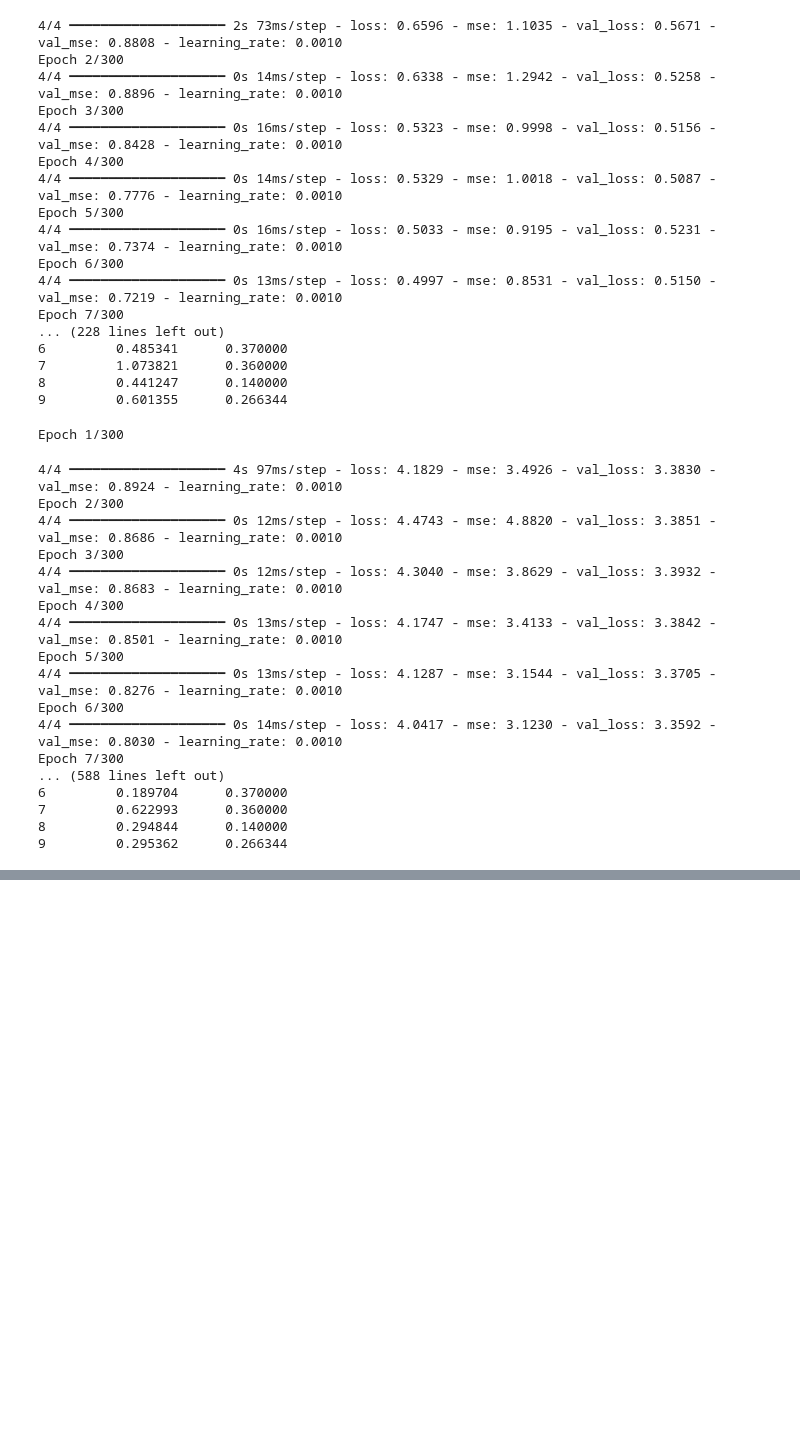
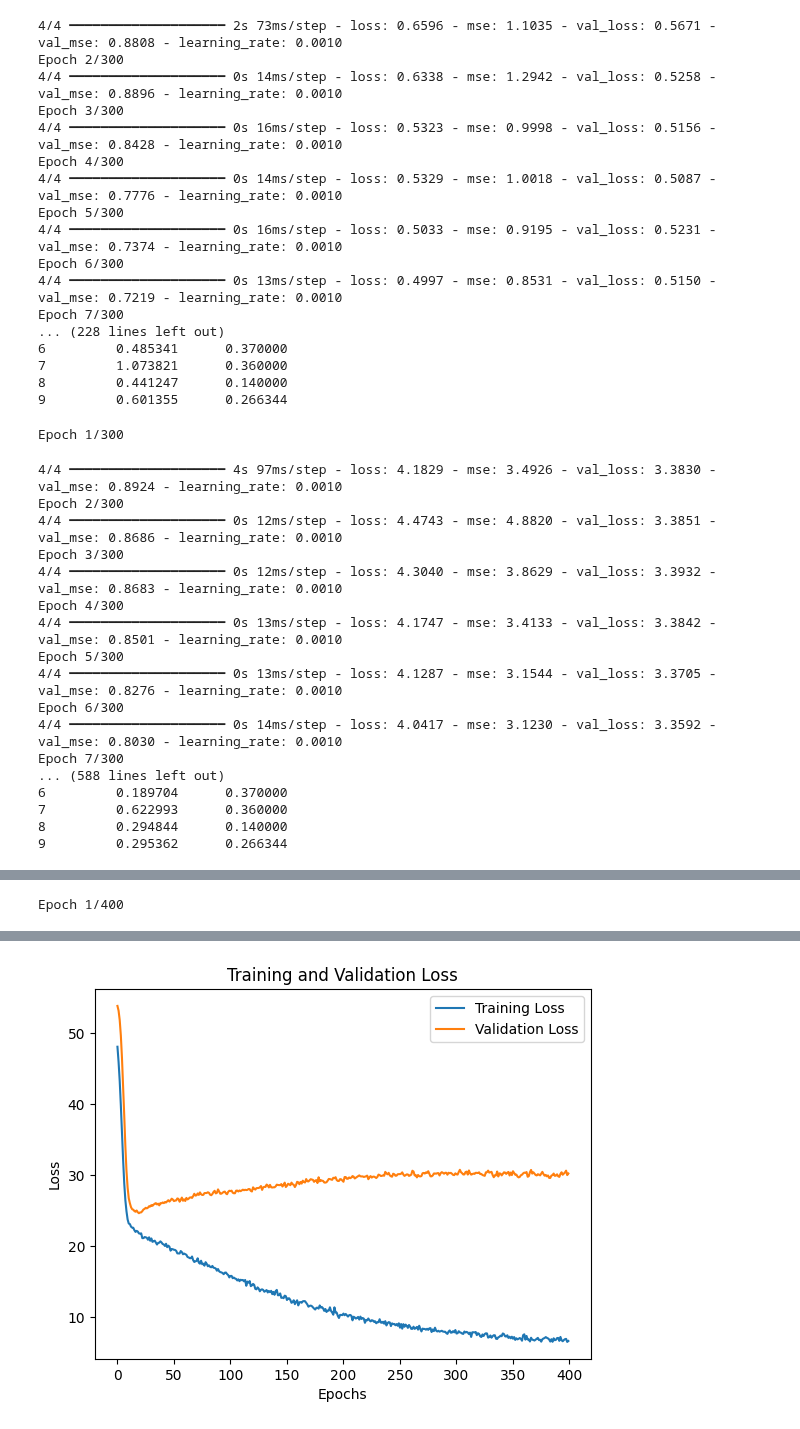
Before and after one commit to Karthikeyan2420/machinelearning24, a Jupyter notebook: mlFinal.ipynb, the cells around one changed output, grey strips where cells are left out. Saved outputs shown, nothing was run; the diff lists cells and outputs as text; code cells hidden in the pictures; blank space fills up the shorter version.

```diff
--- a/mlFinal.ipynb
+++ b/mlFinal.ipynb
@@ -347,0 +413,78 @@ Epoch 7/300
+# %%
+import numpy as np
+from sklearn.model_selection import train_test_split
+from sklearn.preprocessing import StandardScaler
+from keras.models import Sequential
+from keras.layers import Conv1D, Dropout, Flatten, Dense, BatchNormalization
+from keras.optimizers import Adam
+from keras.callbacks import EarlyStopping
+from keras.losses import Huber
+
+# Example: Generate Synthetic Data (Replace with your dataset)
+np.random.seed(42)
+X = np.random.rand(1000, 10, 1)  # 1000 samples, 10 time steps, 1 feature
+y = np.random.rand(1000) * 100  # Regression target
+
+# 1. Split the Data
+X_train, X_test, y_train, y_test = train_test_split(X, y, test_size=0.2, random_state=42)
+X_train, X_val, y_train, y_val = train_test_split(X_train, y_train, test_size=0.2, random_state=42)
+
+# 2. Normalize the Data
+scaler = StandardScaler()
+X_train = scaler.fit_transform(X_train.reshape(-1, X_train.shape[-1])).reshape(X_train.shape)
+X_val = scaler.transform(X_val.reshape(-1, X_val.shape[-1])).reshape(X_val.shape)
+X_test = scaler.transform(X_test.reshape(-1, X_test.shape[-1])).reshape(X_test.shape)
+
+# 3. Define the Model
+model = Sequential([
+    Conv1D(128, kernel_size=2, activation='relu', input_shape=(X_train.shape[1], X_train.shape[2])),
+    BatchNormalization(),
+    Dropout(0.3),
+    Conv1D(64, kernel_size=2, activation='relu'),
+    BatchNormalization(),
+    Dropout(0.3),
+    Flatten(),
+    Dense(128, activation='relu'),
+    Dense(1)  # Regression output
+])
+
+# 4. Compile the Model
+optimizer = Adam(learning_rate=0.0005)  # Lower learning rate
+model.compile(optimizer=optimizer, loss=Huber(), metrics=['mae'])
+
+# 5. Define Early Stopping
+early_stopping = EarlyStopping(monitor='val_loss', patience=10, restore_best_weights=True)
+
+# 6. Train the Model
+history = model.fit(
+    X_train, y_train,
+    validation_data=(X_val, y_val),
+    epochs=400,
+    batch_size=32,
+
+    verbose=1
+)
+
+# 7. Evaluate the Model
+test_loss, test_mae = model.evaluate(X_test, y_test, verbose=0)
+print(f"Test Loss: {test_loss:.4f}, Test MAE: {test_mae:.4f}")
+
+# 8. Plot Training History
+import matplotlib.pyplot as plt
+
+plt.plot(history.history['loss'], label='Training Loss')
+plt.plot(history.history['val_loss'], label='Validation Loss')
+plt.xlabel('Epochs')
+plt.ylabel('Loss')
+plt.legend()
+plt.title('Training and Validation Loss')
+plt.show()
+
+# 9. Predict on Test Data
+y_pred = model.predict(X_test)
+
+# Example: Compare True and Predicted Values
+for true, pred in zip(y_test[:5], y_pred[:5]):
+    print(f"True: {true:.2f}, Predicted: {pred[0]:.2f}")
+# %% [output]
+Epoch 1/400
@@ -347,0 +508 @@ Epoch 7/300
+[figure, added]
```
Also changed, not shown: parts of 2 cells of this notebook, 2 other files.
